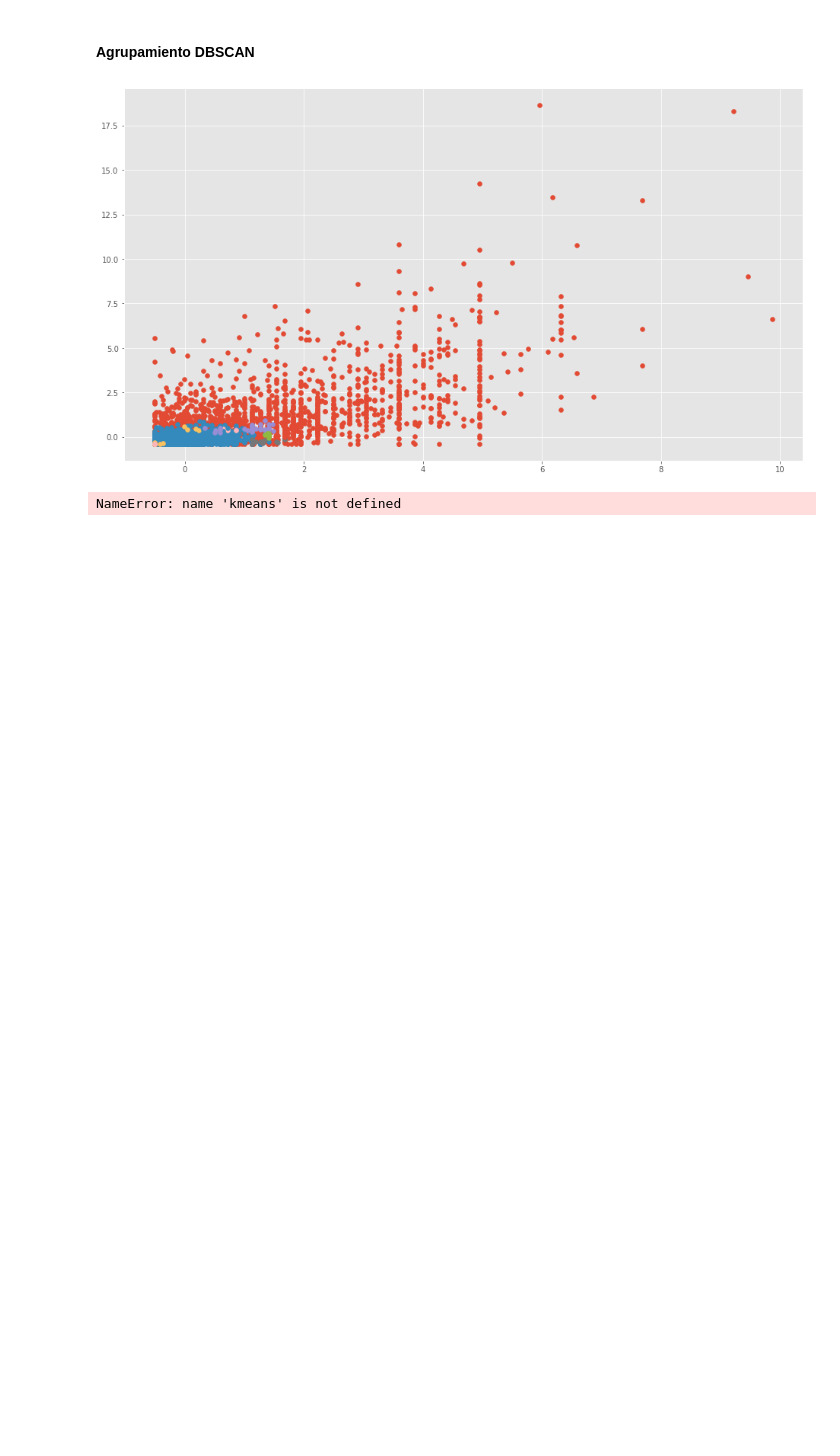
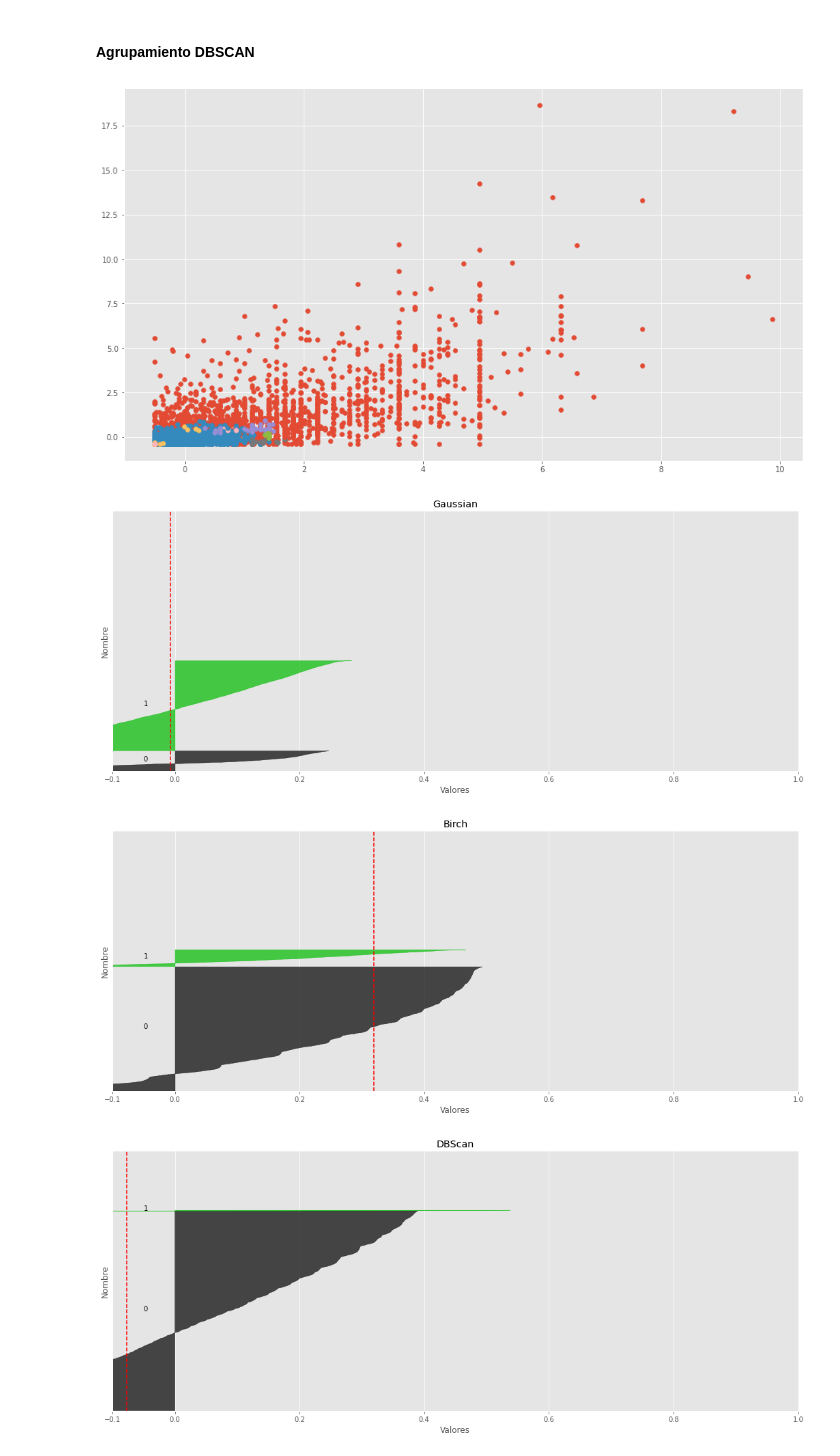
Before and after one commit to raulangelj/HT2_CLUSTERING, a Jupyter notebook: HT2_CLUSTERING.ipynb, the cells around one changed output. Drawn from its saved outputs; the diff is of its cells as text; code cells hidden in the pictures; blank space fills up the shorter version.

```diff
--- a/HT2_CLUSTERING.ipynb
+++ b/HT2_CLUSTERING.ipynb
@@ -248,11 +246,13 @@ def silueta(cluster, n, titulo):
     eje.axvline(x=promedio, color="red", linestyle="--")
     eje.set_yticks([])
     eje.set_xticks([-0.1, 0, 0.2, 0.4, 0.6, 0.8, 1])
-
-silueta(kmeans_cluster, 2, 'K-Means')
-silueta(gaussian_clusters, 2, 'Gaussian')
-silueta(birch_clusters, 2, 'Birch')
-silueta(dbscan_clusters, 2, 'DBScan')
-plt.show()
-# %% [output]
-NameError: name 'kmeans' is not defined
+# %%
+silueta(kmeans_result, 2, 'K-Means')
+silueta(gaussian_model, 2, 'Gaussian')
+silueta(birch_model, 2, 'Birch')
+silueta(dbscan_model, 2, 'DBScan')
+plt.show()
+# %% [output]
+[figure, added]
+[figure, added]
+[figure, added]
```
Also changed, not shown: parts of 4 cells of this notebook.
